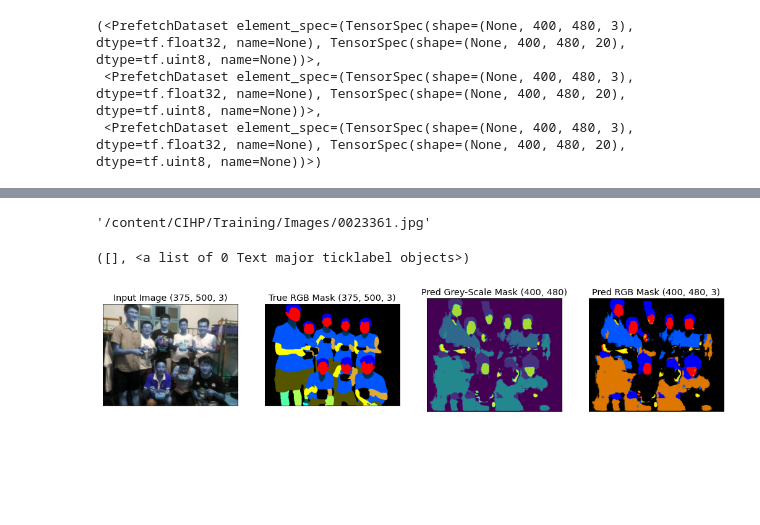
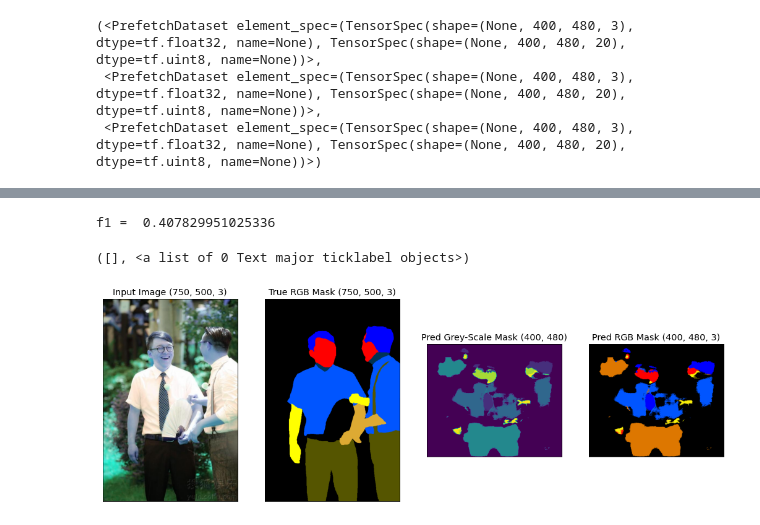
Before and after one commit to Junaidhassan99/FYP, a Jupyter notebook: fyp_01_junaid.ipynb, the cells around one changed output, grey strips where cells are left out. Cells and saved outputs as stored; diff of their text form; code cells hidden in the pictures; blank space fills up the shorter version.

```diff
--- a/fyp_01_junaid.ipynb
+++ b/fyp_01_junaid.ipynb
@@ -90,0 +90,5 @@ True
+# %%
+saved_models_path = '/content/gdrive/MyDrive/Saved-Models'
+
+from google.colab import drive
+drive.mount('/content/gdrive')
@@ -1019,6 +961,0 @@ if run_model_parsing_0:
-# %%
-from keras.models import load_model
-
-model_parsing_0 = load_model('model_parsing_0_0.h5')
-
-model_parsing_0.summary()
@@ -1043,7 +962,3 @@ ________________________________________________________________________________
-# %%
-test_x[0]
-# %% [output]
-'/content/CIHP/Training/Images/0023361.jpg'
 # %%
 def grayscale_to_rgb(mask_grey_scale, classes, color_map):
     h, w = mask_grey_scale.shape
@@ -1056,6 +971,17 @@ def grayscale_to_rgb(mask_grey_scale, classes, color_map):
 
     mask_rgb = np.reshape(mask_rgb, (h, w, 3))
     return mask_rgb
+# %%
+def calculate_score_for_human_parsing_pred(pred_mask, true_mask, n_classes):
+
+  labels = [i for i in range(n_classes)]
+
+  true_mask = true_mask.flatten()
+  pred_mask = pred_mask.flatten()
+
+  f1_score_pred = f1_score(true_mask, pred_mask, labels=labels, average=None, zero_division=0)
+
+  return {'f1_score': f1_score_pred}
 # %%
 def pred_human_parsing(image_path, mask_path):
 
@@ -1081,46 +1007,64 @@ def pred_human_parsing(image_path, mask_path):
 # %%
 random_index = randrange(len(test_x)-1)
 
-pred_mask, true_mask = pred_human_parsing(test_x[random_index], test_y[random_index])
+# image_path, mask_path = get_img_and_label_by_index(vton_test_dir, 16)
 
+image_path = test_x[random_index]
+mask_path = test_y[random_index]
+
+# predicting the results
+pred_mask, true_mask = pred_human_parsing(image_path, mask_path)
+
+
+# calculating prediction scores
+score = calculate_score_for_human_parsing_pred(pred_mask, true_mask, len(class_labels))
+
+f1_score_pred = score['f1_score']
+# remove zeros
+f1_score_pred = f1_score_pred[f1_score_pred != 0]
+print('f1 = ', np.mean(f1_score_pred, axis=0))
+
+
+# ploting the results
 fig = plt.figure(figsize=(18, 12))
 
 plt.rc('font', size=12)
 
 
 ax1  = fig.add_subplot(1, 4, 1,)
-visual_x = cv2.imread(test_x[random_index])
+visual_x = cv2.imread(image_path)
 ax1.imshow(visual_x)
 ax1.set_title('Input Image %s' % str(visual_x.shape))
 
 plt.xticks([])
 plt.yticks([])
 
 
 ax2 = fig.add_subplot(1, 4, 2,)
-true_mask_rgb = cv2.imread(test_y[random_index])
+true_mask_rgb = cv2.imread(mask_path)
 ax2.imshow(true_mask_rgb)
 ax2.set_title('True RGB Mask %s' % str(true_mask_rgb.shape))
 
 plt.xticks([])
 plt.yticks([])
 
 
 ax3 = fig.add_subplot(1, 4, 3,)
 ax3.imshow(pred_mask)
 ax3.set_title('Pred Grey-Scale Mask %s' % str(pred_mask.shape))
 
 plt.xticks([])
 plt.yticks([])
 
 
 ax4 = fig.add_subplot(1, 4, 4,)
 pred_mask_rgb = grayscale_to_rgb(pred_mask, class_labels, rgb_color_map)
 ax4.imshow(pred_mask_rgb)
 ax4.set_title('Pred RGB Mask %s' % str(pred_mask_rgb.shape))
 
 plt.xticks([])
 plt.yticks([])
 # %% [output]
-([], <a list of 0 Text major ticklabel objects>)
+f1 =  0.407829951025336
+([], <a list of 0 Text major ticklabel objects>)
-[figure, old version]
+[figure, new version]
```
Also changed, not shown: parts of 55 cells of this notebook, 1 other file.
